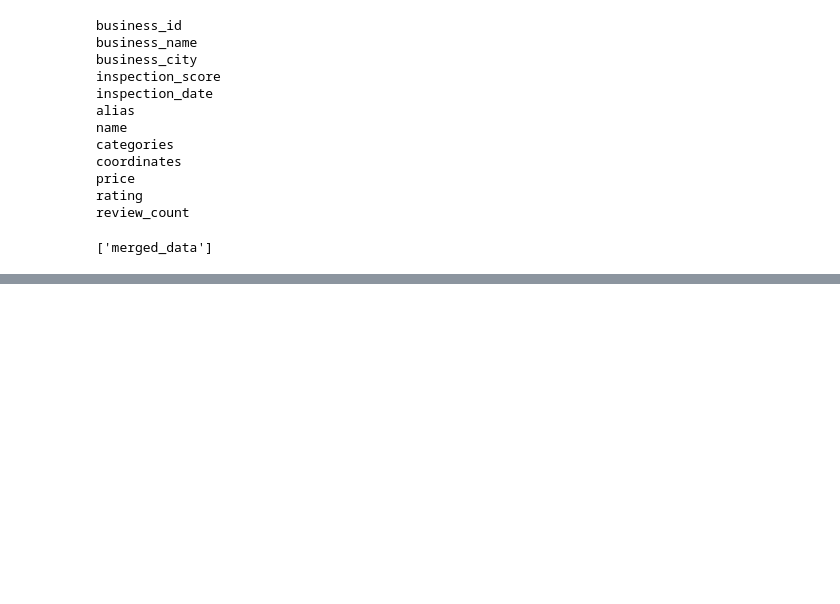
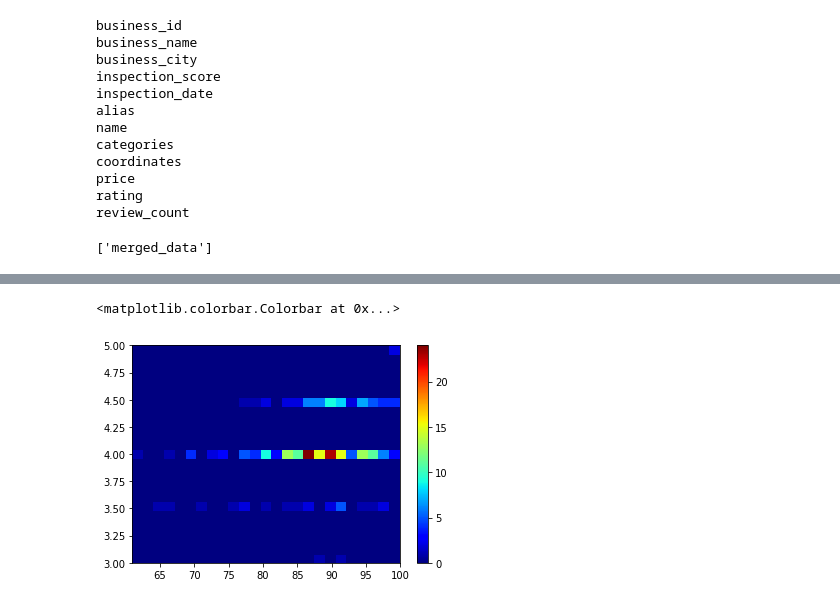
Before and after one commit to gfullsack/SF-Restaurant-Yelp-and-Health-Score, a Jupyter notebook: Database.ipynb, the cells around one changed output, grey strips where cells are left out. Drawn from its saved outputs; the diff is of its cells as text; code cells hidden in the pictures; blank space fills up the shorter version.

```diff
--- a/Database.ipynb
+++ b/Database.ipynb
@@ -209,0 +223,6 @@ merged_inner_df.to_sql(name='merged_data', con=engine, if_exists='append', index
+# %%
+plt.hist2d(x, y, (25,25), cmap=plt.cm.jet)
+plt.colorbar()
+# %% [output]
+<matplotlib.colorbar.Colorbar at 0x...>
+[figure, added]
```
Also changed, not shown: parts of 2 cells of this notebook.
